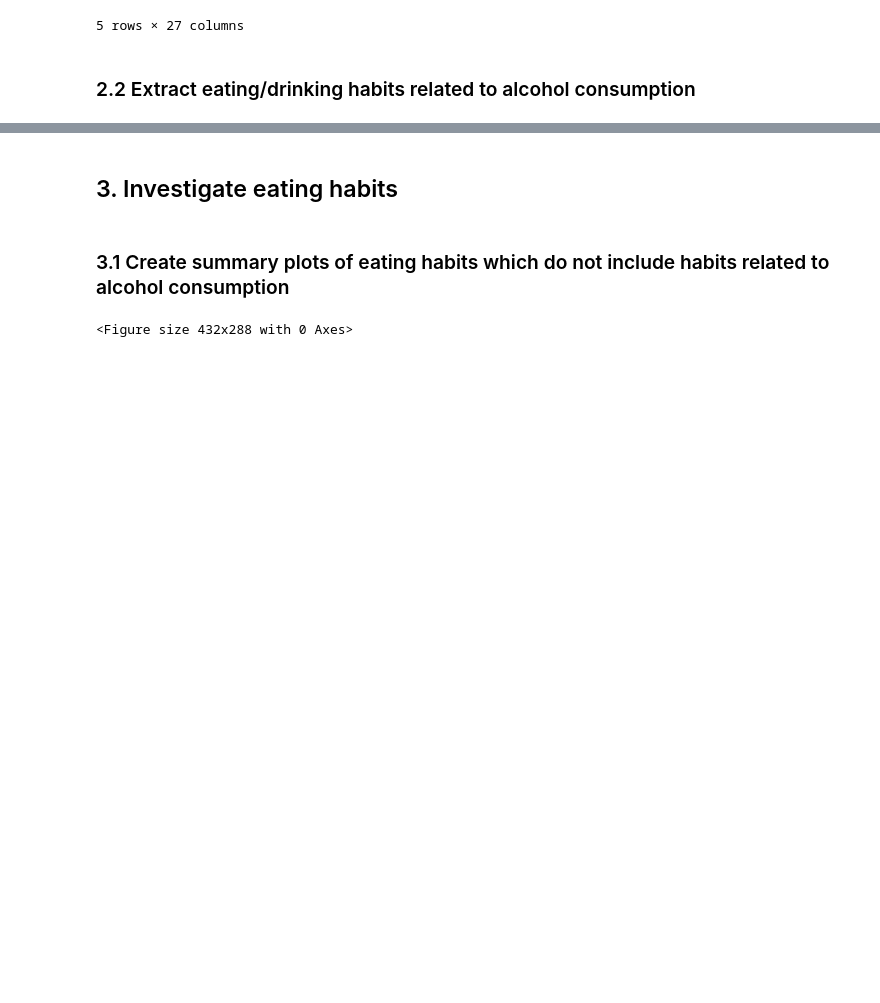
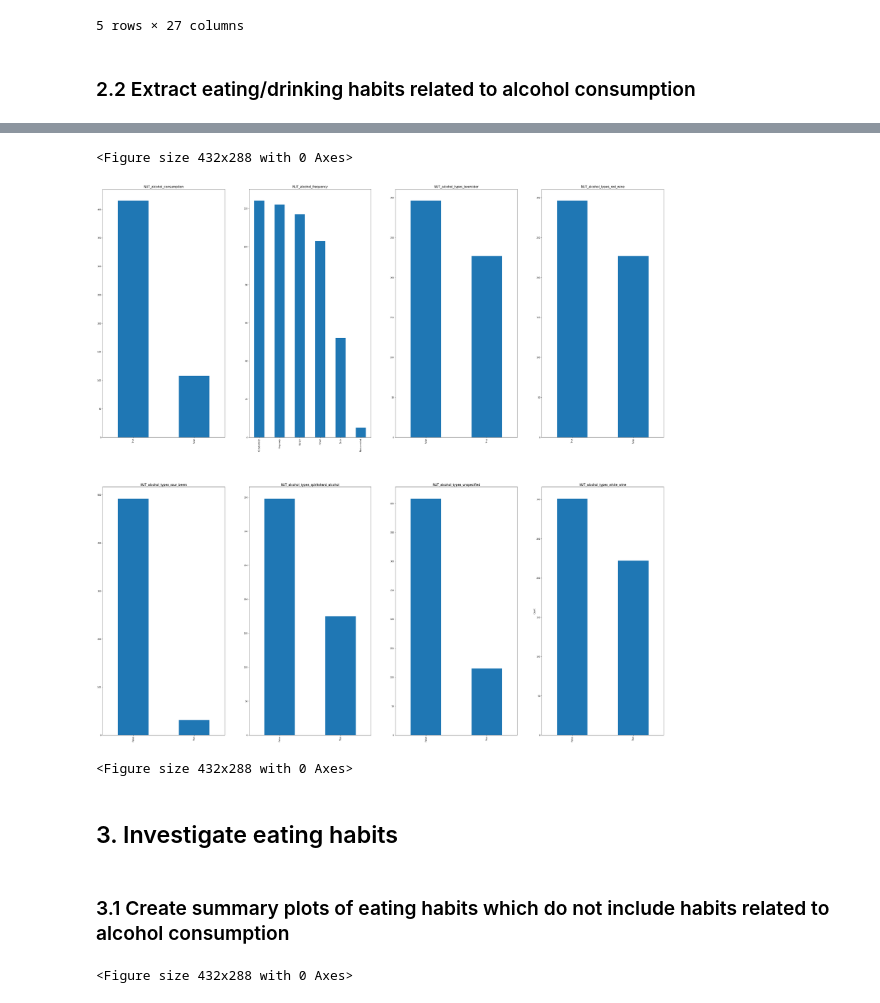
Before and after one commit to dhasanova99/HealthyFood, a Jupyter notebook: JupyterDocs/B_Eating_habits.ipynb, the cells around one changed output, grey strips where cells are left out. Cells and saved outputs as stored; diff of their text form; code cells hidden in the pictures; blank space fills up the shorter version.

Commit message:
Added alcohol visualization

```diff
--- a/JupyterDocs/B_Eating_habits.ipynb
+++ b/JupyterDocs/B_Eating_habits.ipynb
@@ -105,6 +105,21 @@ df_ALC.head()
 | 10317.000038 | True | Regularly | True | False | ... |
 | 10317.000047 | False | Never | False | False | ... |
 | 10317.000046 | True | Occasionally | False | True | ... |
+# %%
+fig, axes = plt.subplots(nrows=2, ncols=4, figsize=(50, 50))
+b = -1
+for i in range(2):
+    for j in range(4):
+        b += 1
+        df_ALC[df_ALC.columns[b]].value_counts().plot(ax=axes[i,j],kind='bar')
+        axes[i,j].set_title(df_ALC.columns[b], fontsize=15)
+        plt.ylabel('Count')
+
+plt.figure()
+# %% [output]
+<Figure size 432x288 with 0 Axes>
+[figure, added]
+<Figure size 432x288 with 0 Axes>
 # %% [markdown]
 <a id='investigate_eating_habits'></a>
 ## 3. Investigate eating habits
```
